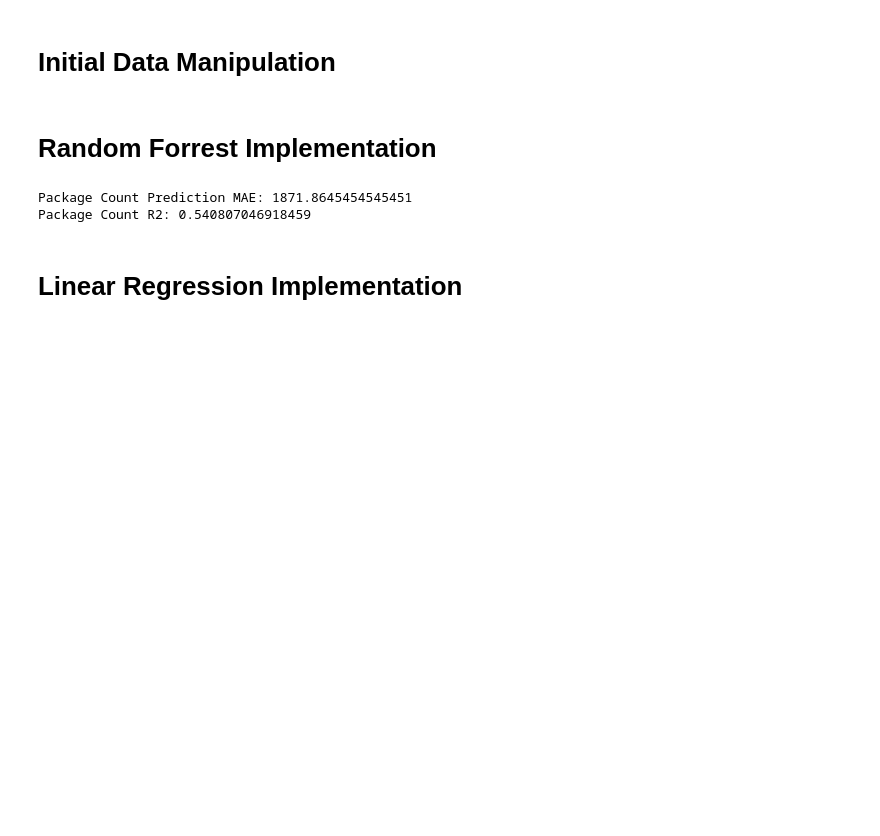
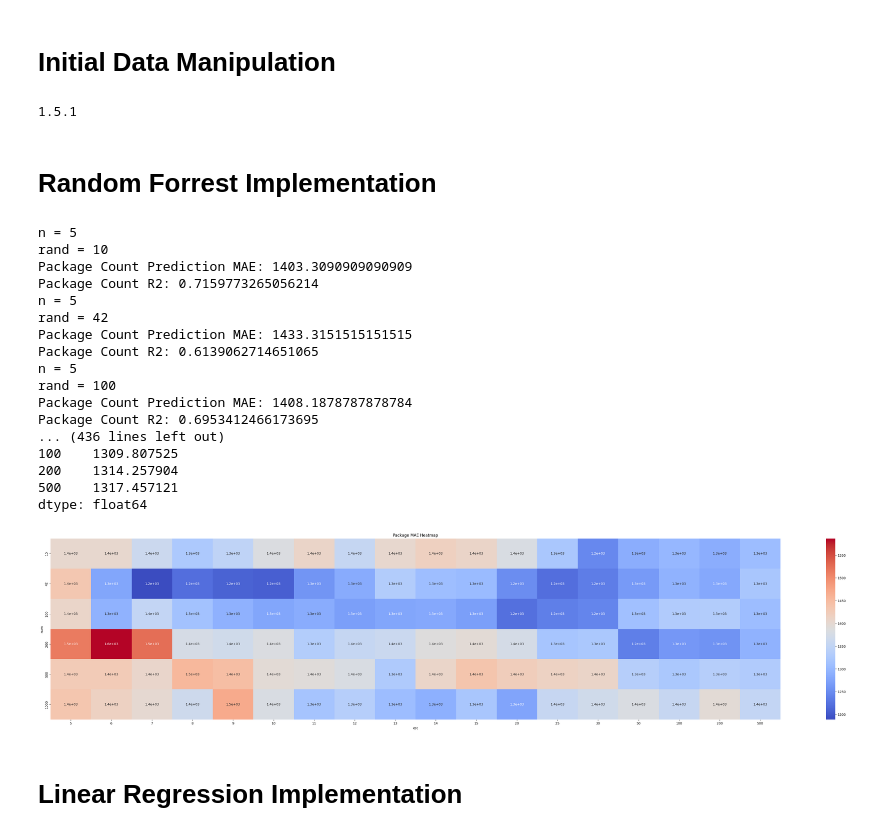
Before and after one commit to ShyEagle21/Practice, a Jupyter notebook: inbound_predict_engine.ipynb, the cells around one changed output. Saved outputs shown, nothing was run; the diff lists cells and outputs as text; code cells hidden in the pictures; blank space fills up the shorter version.

```diff
--- a/inbound_predict_engine.ipynb
+++ b/inbound_predict_engine.ipynb
@@ -56,12 +59,14 @@ file_path = 'Raft Predict.csv'
 output_path = 'Raft_Predict_filtered.csv'
 
 filter_time_range(file_path, output_path)
+# %%
+import sklearn
+print(sklearn.__version__)
+# %% [output]
+1.5.1
 # %% [markdown]
 # Random Forrest Implementation
 # %%
-
-
-
 
 # Load the CSV file into a DataFrame
 df = pd.read_csv('Inbound_predict_data.csv')
@@ -72,11 +77,9 @@ df_onehot = pd.get_dummies(df, columns = ['Day of Week'])
 
 
 # Feature selection
-features = ['RAFT_predicted_inbound_remaining_pkg_count',
+features = ['yesterday_total_packages',
             'RAFT_known_shipped_pkg_count',
-            'RAFT_predicted_inbound_pkg_count',
             'RAFT_predicted_carryover_pkg_count',
-            'RAFT_capped_predicted_inbound_pkg_count',
             'RAFT_predicted_total_handoff_pkg_count',
             'Day of Week_Sunday',
             'Day of Week_Monday',
@@ -90,49 +93,91 @@ features = ['RAFT_predicted_inbound_remaining_pkg_count',
             'TMIN',
             'AWND',
             'PRCP',
-            'SNOW'
-            ]
+            'SNOW']
 
 # Convert date columns to datetime
 df_onehot['Prediction_For_Date'] = pd.to_datetime(df['Prediction_For_Date'])
 
 # Extract additional features from date columns
 #df['day'] = df['Prediction_For_Date'].dt.day
 #df['month'] = df['Prediction_For_Date'].dt.month
 
 # Update features list with new date features
 #features.extend(['day', 'month'])
 
 # Split the data into training and testing sets
 X = df_onehot[features]
 y_package_count = df_onehot['Total Packages Received']
 #y_arrival_time = df['actual_arrival_time']
 
 X_train, X_test, y_package_train, y_package_test = train_test_split(X, y_package_count, test_size=0.2, random_state=42)
 #X_train, X_test, y_arrival_train, y_arrival_test = train_test_split(X, y_arrival_time, test_size=0.2, random_state=42)
 
+n = [5, 6, 7, 8, 9, 10, 11, 12, 13, 14, 15, 20, 25, 30, 50, 100, 200, 500]
+rand = [10, 42, 100, 200, 500,1000]
+# loop through hyperparameters
+results = {}
+for est in n:
+    for num in rand:
 # Train the model for actual package count prediction
-package_model = RandomForestRegressor(n_estimators=100, random_state=42)
-package_model.fit(X_train, y_package_train)
+        package_model = RandomForestRegressor(n_estimators=est, random_state=num)
+        package_model.fit(X_train, y_package_train)
 
-# Predict and evaluate the model for actual package count
-y_package_pred = package_model.predict(X_test)
-r2 = r2_score(y_package_test, y_package_pred)
-package_mae = mean_absolute_error(y_package_test, y_package_pred)
-print(f'Package Count Prediction MAE: {package_mae}')
-print(f'Package Count R2: {r2}')
+        # Predict and evaluate the model for actual package count
+        y_package_pred = package_model.predict(X_test)
+        r2 = r2_score(y_package_test, y_package_pred)
+        package_mae = mean_absolute_error(y_package_test, y_package_pred)
+        print(f'n = {est}')
+        print(f'rand = {num}')
+        print(f'Package Count Prediction MAE: {package_mae}')
+        print(f'Package Count R2: {r2}')
+        results[(est, num)] = package_mae
+
+#create table with est as row index and est as column index
+df = pd.DataFrame.from_dict(results, orient='index', columns=['package_mae'])
+df.index = pd.MultiIndex.from_tuples(df.index, names=['est', 'num'])
+
+# Pivot the DataFrame
+table = df.unstack(level=0)
+table.columns = table.columns.droplevel(0)
+
+column_averages = table.mean()
+print(column_averages)
+
+# Display the table
+plt.figure(figsize=(50, 10))
+sns.heatmap(table, annot=True, cmap='coolwarm', cbar=True)
+plt.title('Package MAE Heatmap')
+plt.show()
+
 
 # Train the model for actual arrival time prediction
 #arrival_model = RandomForestRegressor(n_estimators=100, random_state=42)
 #arrival_model.fit(X_train, y_arrival_train)
 
 # Predict and evaluate the model for actual arrival time
 #y_arrival_pred = arrival_model.predict(X_test)
 #arrival_mae = mean_absolute_error(y_arrival_test, y_arrival_pred)
 #print(f'Arrival Time Prediction MAE: {arrival_mae}')
 # %% [output]
-Package Count Prediction MAE: 1871.8645454545451
-Package Count R2: 0.540807046918459
+n = 5
+rand = 10
+Package Count Prediction MAE: 1403.3090909090909
+Package Count R2: 0.7159773265056214
+n = 5
+rand = 42
+Package Count Prediction MAE: 1433.3151515151515
+Package Count R2: 0.6139062714651065
+n = 5
+rand = 100
+Package Count Prediction MAE: 1408.1878787878784
+Package Count R2: 0.6953412466173695
+... (436 lines left out)
+100    1309.807525
+200    1314.257904
+500    1317.457121
+dtype: float64
+[figure, added]
 # %% [markdown]
 # Linear Regression Implementation
 # %%
```
Also changed, not shown: parts of 5 cells of this notebook, 2 other files.
